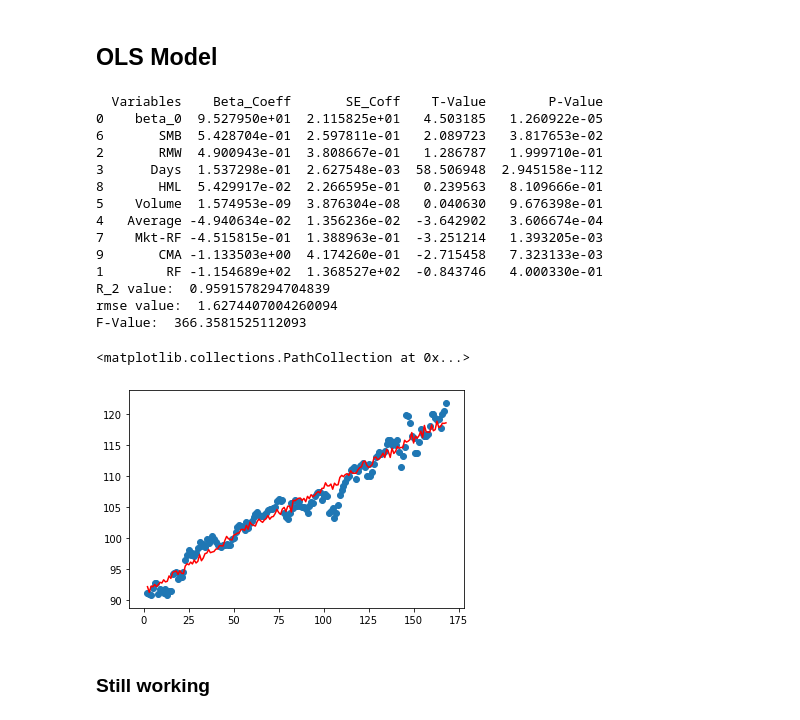
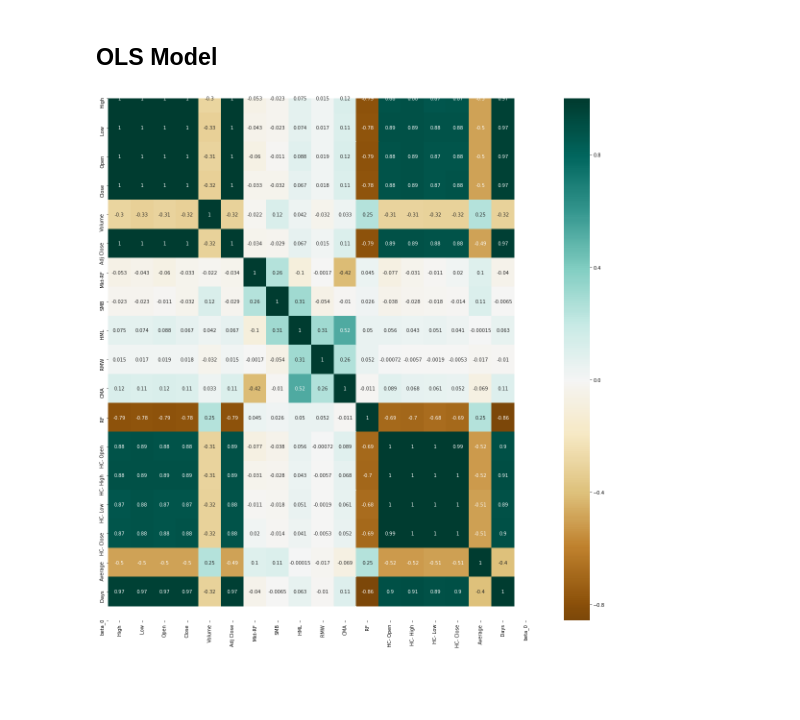
Before and after one commit to parthrana34/Machine-Learning-in-Finance, a Jupyter notebook: Dashboard/Shaishav/Presentation_2.ipynb, the cells around one changed output. Saved outputs shown, nothing was run; the diff lists cells and outputs as text; code cells hidden in the pictures; blank space fills up the shorter version.

```diff
--- a/Dashboard/Shaishav/Presentation_2.ipynb
+++ b/Dashboard/Shaishav/Presentation_2.ipynb
@@ -125,66 +116,3 @@ def f_value(ypred, df, colm, error):
     SSE = residual_variance(error)
     F = (SSR/k)/(SSE/(n-k-1))
     return F
-# %%
-## User input, can be changed
-strt_date = "2019-01-01"
-end_date = "2019-08-31"
-
-## final dataset
-df_main = getData(strt_date, end_date)
-# print(df_main.head())
-# print(df_main.shape)
-# plt.scatter(df_main["Days"],df_main["Open"])
-
-## EDA
-# variable_correlation(df_main)
-
-
-## Variable selection for OLS:
-colm = ['beta_0','RF', 'RMW', 'Days', "Average","Volume","SMB","Mkt-RF","HML","CMA"]
-# colm = ['beta_0', 'Average','CMA', "HML", "Days"]
-
-## Calculating beta_values:
-b_t = beta_values(df_main, colm)
-
-# Calculating Error using beta values found
-y_pred = predictions(b_t, df_main, colm)
-e = error_cal(y_pred, df_main)
-
-# Statistics on Beta-coefficient:
-df_beta = beta_coff(b_t, df_main, colm, e)
-print(df_beta)
-
-# Calculating accuracy estimators:
-r2 = R_squared(e, df_main)
-rmse = rmse_value(e)
-fvalue = f_value(y_pred, df_main, colm, e)
-print("R_2 value: ",r2)
-print("rmse value: ",rmse)
-print("F-Value: ",fvalue)
-# %% [output]
-  Variables    Beta_Coeff       SE_Coff    T-Value        P-Value
-0    beta_0  9.527950e+01  2.115825e+01   4.503185   1.260922e-05
-6       SMB  5.428704e-01  2.597811e-01   2.089723   3.817653e-02
-2       RMW  4.900943e-01  3.808667e-01   1.286787   1.999710e-01
-3      Days  1.537298e-01  2.627548e-03  58.506948  2.945158e-112
-8       HML  5.429917e-02  2.266595e-01   0.239563   8.109666e-01
-5    Volume  1.574953e-09  3.876304e-08   0.040630   9.676398e-01
-4   Average -4.940634e-02  1.356236e-02  -3.642902   3.606674e-04
-7    Mkt-RF -4.515815e-01  1.388963e-01  -3.251214   1.393205e-03
-9       CMA -1.133503e+00  4.174260e-01  -2.715458   7.323133e-03
-1        RF -1.154689e+02  1.368527e+02  -0.843746   4.000330e-01
-R_2 value:  0.9591578294704839
-rmse value:  1.6274407004260094
-F-Value:  366.3581525112093
-# %%
-# PLotting graph of y_pred vs y_act:
-x = df_main["Days"][1:]
-y = df_main["Open"][:-1]
-plt.plot(x, y_pred, '-r')
-plt.scatter(x,y)
-# %% [output]
-<matplotlib.collections.PathCollection at 0x...>
-[figure, removed]
-# %% [markdown]
-### Still working
@@ -217,0 +119,14 @@ plt.scatter(x,y)
+# %%
+## User input, can be changed
+strt_date = "2019-01-01"
+end_date = "2019-12-31"
+
+## final dataset
+df = getData(strt_date, end_date)
+# print(df_main.shape)
+# print(df_main.head())
+
+## EDA for identifying independent variables for the model
+variable_correlation(df)
+# %% [output]
+[figure, added]
```
Also changed, not shown: parts of 12 cells of this notebook.
